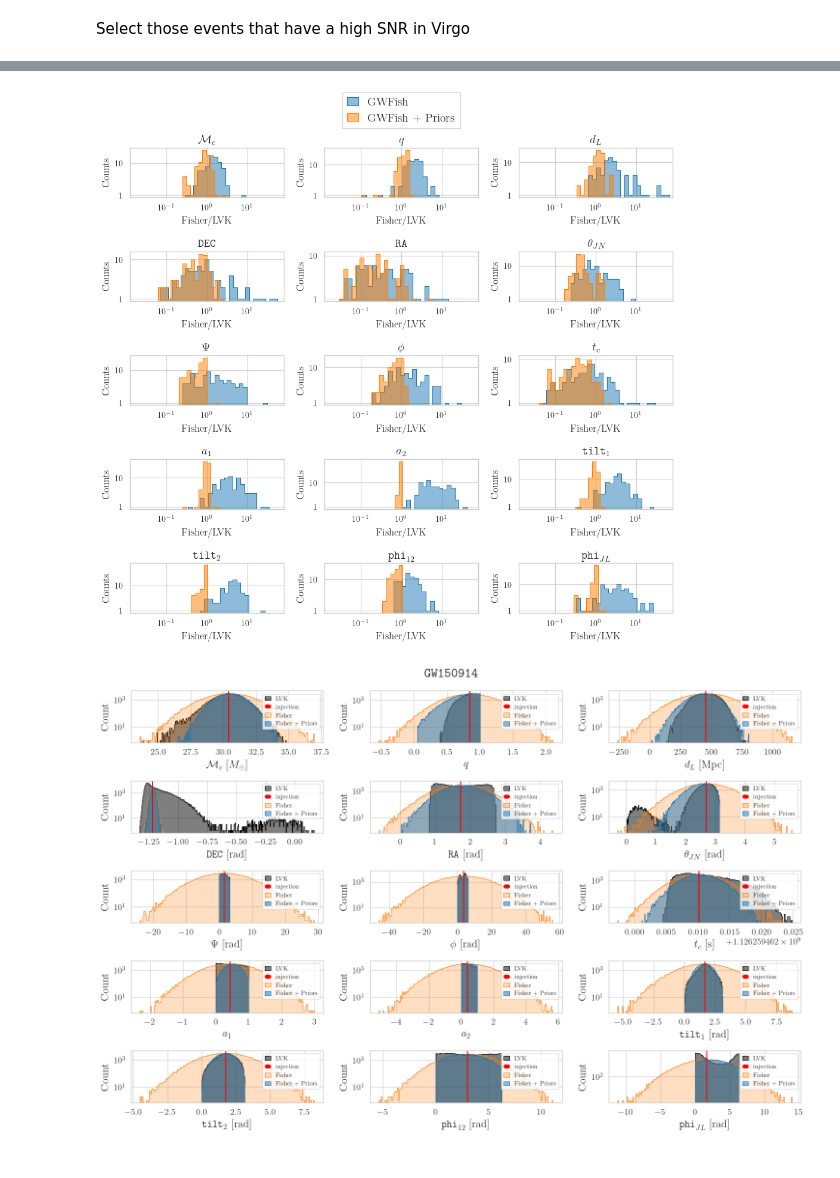
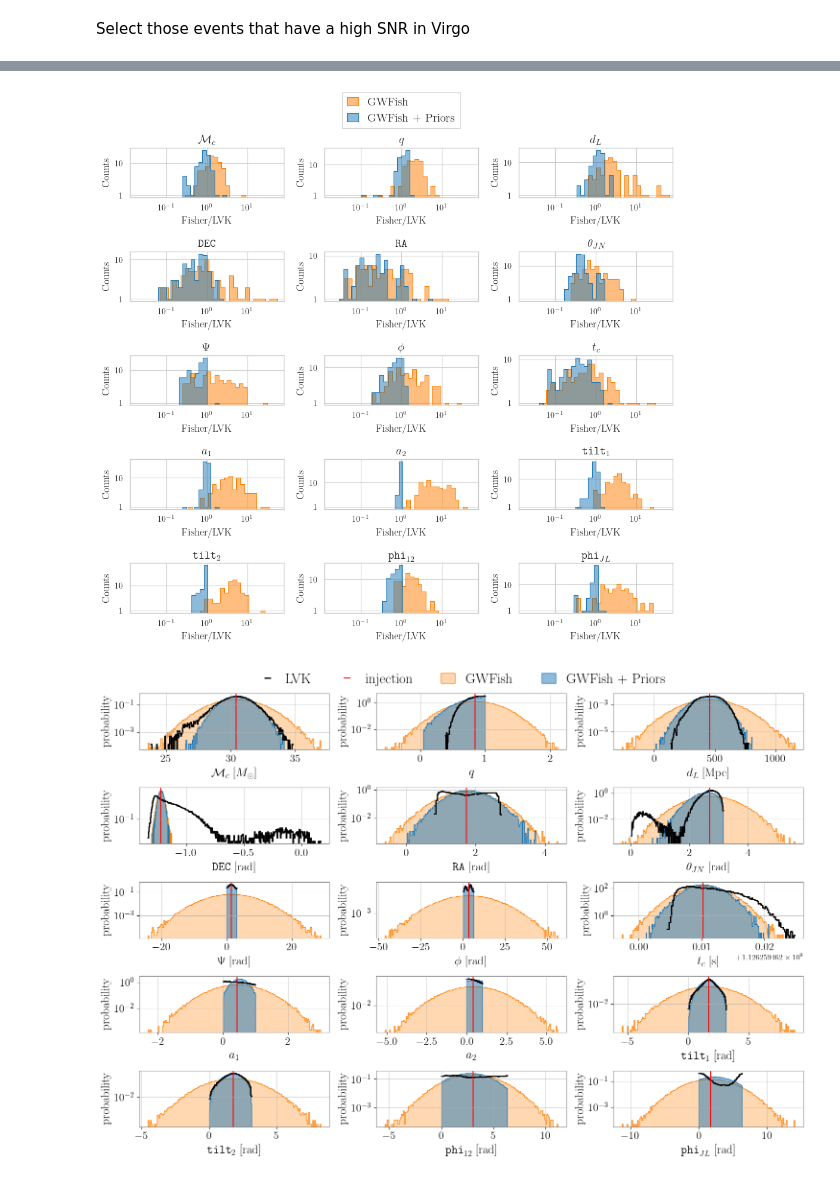
Before and after one commit to u-dupletsa/GWFish-meets-Priors, a Jupyter notebook: confidence_levels_ratio_plots_all_ev.ipynb, the cells around one changed output, grey strips where cells are left out. Saved outputs shown, nothing was run; the diff lists cells and outputs as text; code cells hidden in the pictures.

Commit message:
updates colors and fonts

```diff
--- a/confidence_levels_ratio_plots_all_ev.ipynb
+++ b/confidence_levels_ratio_plots_all_ev.ipynb
@@ -103,10 +120,10 @@ fig, axs = plt.subplots(5, 3, figsize=(10, 10))
 for i, param in enumerate(params):
     ax = axs[i//3, i%3]
     ax = sns.scatterplot(x = total_mass_median, y = fisher_ratio[param], hue = active_detectors,
-                    sizes=(1, 200), palette=sns.color_palette(my_palette1), size=snr_medians,
+                    sizes=(1, 200), palette=sns.color_palette(my_palette2), size=snr_medians,
                     label = 'GWFish', legend = False, ax = ax)
     ax = sns.scatterplot(x = total_mass_median, y = fisher_plus_priors_ratio[param],
-                         hue = active_detectors, sizes=(1, 200), palette=sns.color_palette(my_palette2),
+                         hue = active_detectors, sizes=(1, 200), palette=sns.color_palette(my_palette1),
                          size=snr_medians, marker='D', label = 'GWFish + Priors', legend = False, ax = ax)
     ax.set_xlabel('Total Mass [M$_{\odot}$]', fontsize=12)
     ax.set_ylabel('Fisher/LVK', fontsize=12)
@@ -128,7 +145,7 @@ fig, axs = plt.subplots(5, 3, figsize=(10, 10))
 for i, param in enumerate(params):
     ax = axs[i//3, i%3]
     ax = sns.scatterplot(x = total_mass_median, y = fisher_ratio[param], hue = active_detectors,
-                    sizes=(1, 200), palette=sns.color_palette(my_palette1), size=snr_medians,
+                    sizes=(1, 200), palette=sns.color_palette(my_palette2), size=snr_medians,
                     label = 'GWFish', legend = False, ax = ax)
     ax.set_xlabel('Total Mass [M$_{\odot}$]', fontsize=12)
     ax.set_ylabel('Fisher/LVK', fontsize=12)
@@ -180,10 +197,10 @@ fig, axs = plt.subplots(5, 3, figsize=(10, 10))
 for i, param in enumerate(params):
     ax = axs[i//3, i%3]
     ax = sns.scatterplot(x = virgo_total_mass_median, y = virgo_fisher_ratio[param],
-                    sizes=(1, 200), color = my_palette1[1], size=virgo_snr_medians,
+                    sizes=(1, 200), color = my_palette2[1], size=virgo_snr_medians,
                     label = 'GWFish', legend = False, ax = ax)
     ax = sns.scatterplot(x = virgo_total_mass_median, y = virgo_fisher_plus_priors_ratio[param],
-                         sizes=(1, 200), color = my_palette2[1],
+                         sizes=(1, 200), color = my_palette1[1],
                          size=virgo_snr_medians, marker='D', label = 'GWFish + Priors', legend = False, ax = ax)
     ax.set_xlabel('Total Mass [M$_{\odot}$]', fontsize=12)
     ax.set_ylabel('Fisher/LVK', fontsize=12)
@@ -205,8 +222,8 @@ fig, axs = plt.subplots(5, 3, figsize=(10, 10))
 
 for i, param in enumerate(params):
     ax = axs[i//3, i%3]
-    ax = sns.histplot(fisher_ratio[param], log_scale=True, binwidth=0.1, element='step', ax=ax, label='GWFish', alpha = 0.5, color = my_palette1[1])
-    ax = sns.histplot(fisher_plus_priors_ratio[param], log_scale=True, binwidth=0.1, element='step', ax=ax, label='GWFish + Priors', alpha=0.5, color = my_palette2[1])
+    ax = sns.histplot(fisher_ratio[param], log_scale=True, binwidth=0.1, element='step', ax=ax, label='GWFish', alpha = 0.5, color = my_palette2[1])
+    ax = sns.histplot(fisher_plus_priors_ratio[param], log_scale=True, binwidth=0.1, element='step', ax=ax, label='GWFish + Priors', alpha=0.5, color = my_palette1[1])
     ax.set_yscale('log')
     ax.tick_params(axis='both', which='major', labelsize=10)
     ax.tick_params(axis='both', which='minor', labelsize=10)
@@ -220,7 +237,7 @@ plt.tight_layout()
 plt.savefig(PATH_TO_PLOTS + 'histograms_%s.png' %estimator, dpi=300)
 plt.show()
 # %% [output]
-[figure, old version]
+[figure, new version]
 # %%
 PATH_TO_INJECTIONS = '/Users/ulyana/Documents/GSSI/PhD Projects/GWTC_results/injections/'
 # %%
@@ -237,28 +254,31 @@ my_colors = [(1.0, 0.4980392156862745, 0.054901960784313725), #orange
 # %%
 injections = pd.read_hdf(PATH_TO_INJECTIONS + event + '/%s_%s_%s.hdf5' %(event, waveform, estimator))
 lvk_samples = pd.read_hdf(PATH_TO_POSTERIORS + 'lvk_samples/lvk_samples_%s.hdf5' %event)
 fisher_samples = pd.read_hdf(PATH_TO_POSTERIORS + 'fisher_samples/fisher_samples_%s_%s.hdf5' %(estimator, event))
 fisher_plus_priors_samples = pd.read_hdf(PATH_TO_POSTERIORS + 'fisher_plus_priors_samples/fisher_plus_priors_samples_%s_%s.hdf5' %(estimator, event))
 
 fig, axs = plt.subplots(5, 3, figsize=(15, 10))
+#fig.suptitle(r'$\texttt{GW150914}$', fontsize=20)
 
 for i, param in enumerate(params):
     ax = axs[i//3, i%3]
-    ax = sns.histplot(lvk_samples[param], element='step', ax=ax, label='LVK', alpha = 0.5, color = 'black')
+    ax = sns.histplot(lvk_samples[param], stat='density', element='step', ax=ax,
+                    label='LVK', alpha = 1., color = 'black', linewidth=2., fill=False)
     ax.axvline(injections[param].values[0], color='red', label = 'injection', linewidth=1.5)
-    ax = sns.histplot(fisher_samples[param], element='step', ax=ax, label='Fisher', alpha = 0.25, color = my_colors[0])
-    ax = sns.histplot(fisher_plus_priors_samples[param], element='step', ax=ax, label='Fisher + Priors', alpha=0.5, color = my_colors[1])
+    ax = sns.histplot(fisher_samples[param], stat='density', element='step',
+                    ax=ax, label='Fisher', alpha = 0.3, color = my_palette2[1], linewidth=1.)
+    ax = sns.histplot(fisher_plus_priors_samples[param], stat='density', element='step',
+                    ax=ax, label='Fisher + Priors', alpha=0.5, color = my_palette1[1], linewidth=1.)
 
-    ax.set_ylabel('Count', fontsize=16)
-    ax.set_xlabel('%s %s' %(param_label[param], param_unit[param]), fontsize=16)
+    ax.set_ylabel('probability', fontsize=18)
+    ax.set_xlabel('%s %s' %(param_label[param], param_unit[param]), fontsize=18)
     ax.set_yscale('log')
-    #ax.tick_params(axis='both', which='major', labelsize=12)
-    #ax.tick_params(axis='both', which='minor', labelsize=12)
-    ax.legend(fontsize=9)
-#plt.legend(['LVK', 'injection', 'Fisher', 'Fisher + Priors'], fontsize=14, loc='center', ncol = 4)
-plt.suptitle(r'$\texttt{GW150914}$', fontsize=20)
-plt.tight_layout()
-plt.savefig(PATH_TO_PLOTS + 'samples_comparison_%s_%s.png' %(estimator, event), dpi=300)
+    ax.tick_params(axis='both', which='major', labelsize=16)
+    ax.tick_params(axis='both', which='minor', labelsize=16)
+    #ax.legend(fontsize=9)
+fig.legend(labels=['LVK', 'injection', 'GWFish', 'GWFish + Priors'], fontsize=21, bbox_to_anchor=(0.815,1.05), ncol = 4, frameon=False)
+fig.tight_layout()
+plt.savefig(PATH_TO_PLOTS + 'samples_comparison_%s_%s.png' %(estimator, event), dpi=300, bbox_inches='tight')
 plt.show()
 # %% [output]
-[figure, old version]
+[figure, new version]
```
Also changed, not shown: parts of 4 cells of this notebook.
